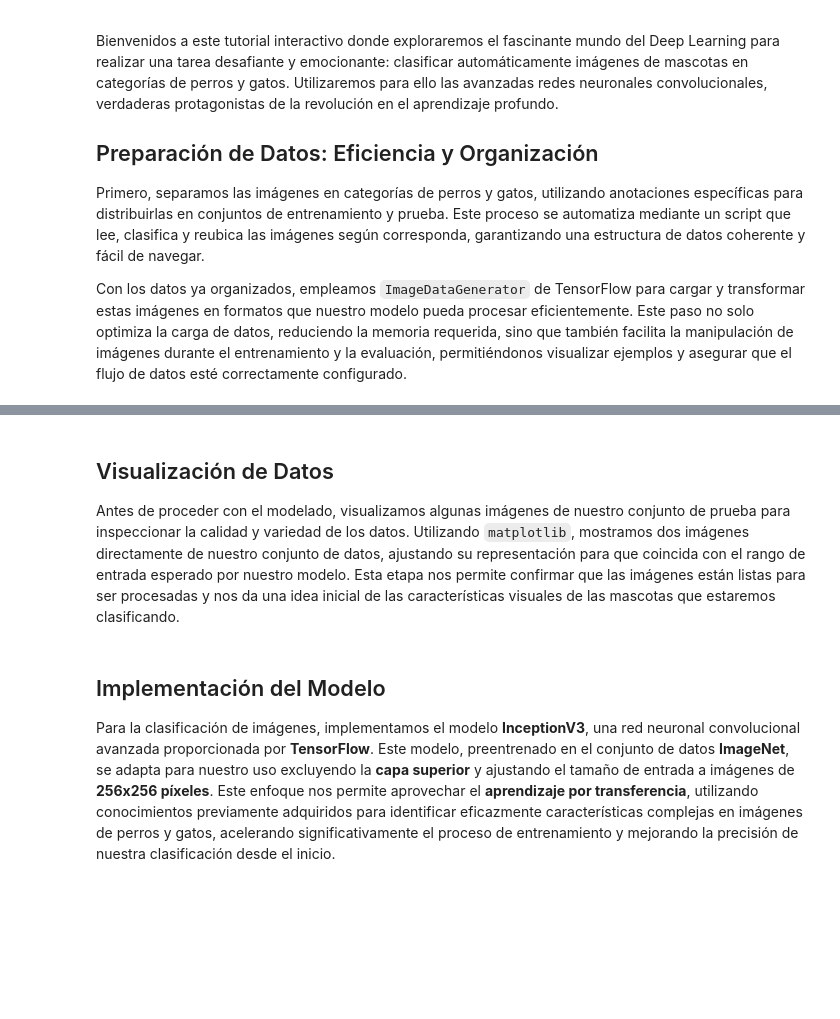
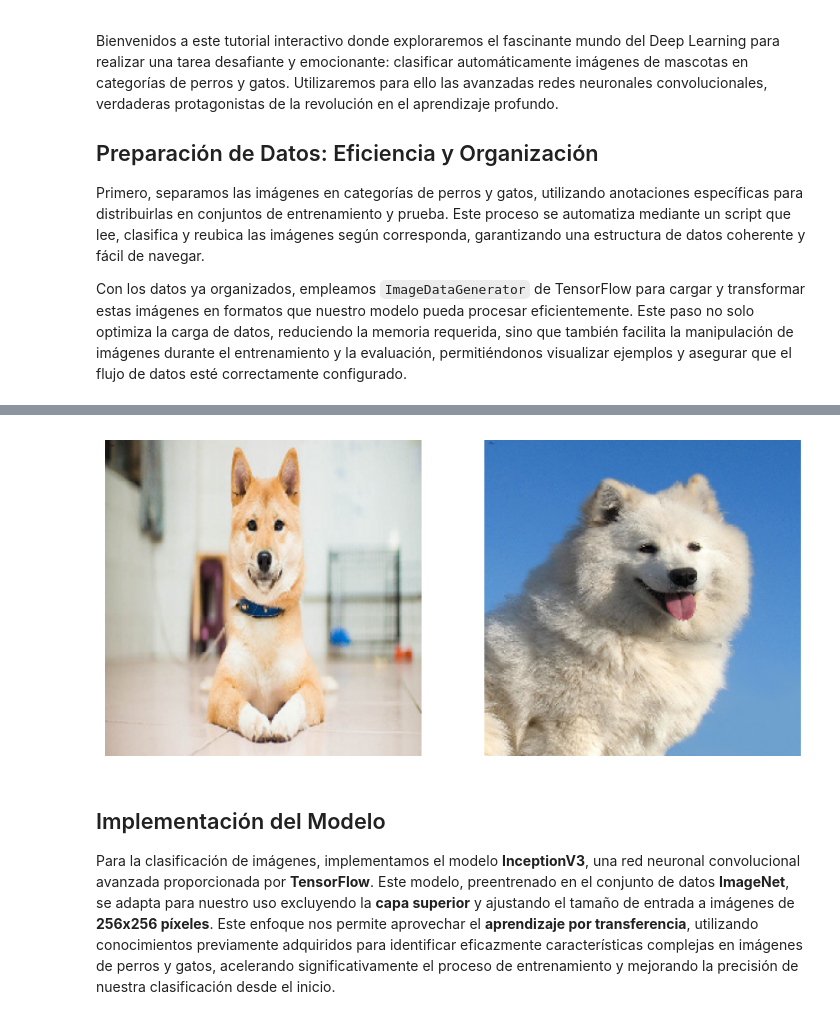
Before and after one commit to miguelicosan/deep-learning-pet-classification, a Jupyter notebook: Proyecto_Deep_Learning.ipynb, the cells around one changed output, grey strips where cells are left out. Drawn from its saved outputs; the diff is of its cells as text; code cells hidden in the pictures; blank space fills up the shorter version.

```diff
--- a/Proyecto_Deep_Learning.ipynb
+++ b/Proyecto_Deep_Learning.ipynb
@@ -48,15 +62,22 @@ algunas_imagenes = next(datos_test)
-# %% [markdown]
-## Visualización de Datos
-
-Antes de proceder con el modelado, visualizamos algunas imágenes de nuestro conjunto de prueba para inspeccionar la calidad y variedad de los datos. Utilizando `matplotlib`, mostramos dos imágenes directamente de nuestro conjunto de datos, ajustando su representación para que coincida con el rango de entrada esperado por nuestro modelo. Esta etapa nos permite confirmar que las imágenes están listas para ser procesadas y nos da una idea inicial de las características visuales de las mascotas que estaremos clasificando.
 # %%
 from matplotlib import pyplot as plt
-plt.imshow(algunas_imagenes[0]/255.)
+
+# Ajusta el tamaño de la figura (ancho, alto) en pulgadas
+plt.figure(figsize=(10, 5))
+
+# Primer imagen en la primera columna
+plt.subplot(1, 2, 1)
+plt.imshow(algunas_imagenes[0] / 255.)
+plt.axis('off') # Oculta los ejes
+
+# Segunda imagen en la segunda columna
+plt.subplot(1, 2, 2)
+plt.imshow(algunas_imagenes[1] / 255.)
 plt.axis('off')
+
 plt.show()
-plt.imshow(algunas_imagenes[1]/255.)
-plt.axis('off')
-plt.show()
+# %% [output]
+[figure, added]
 # %% [markdown]
 ## Implementación del Modelo
 
```
Also changed, not shown: parts of 7 cells of this notebook.
